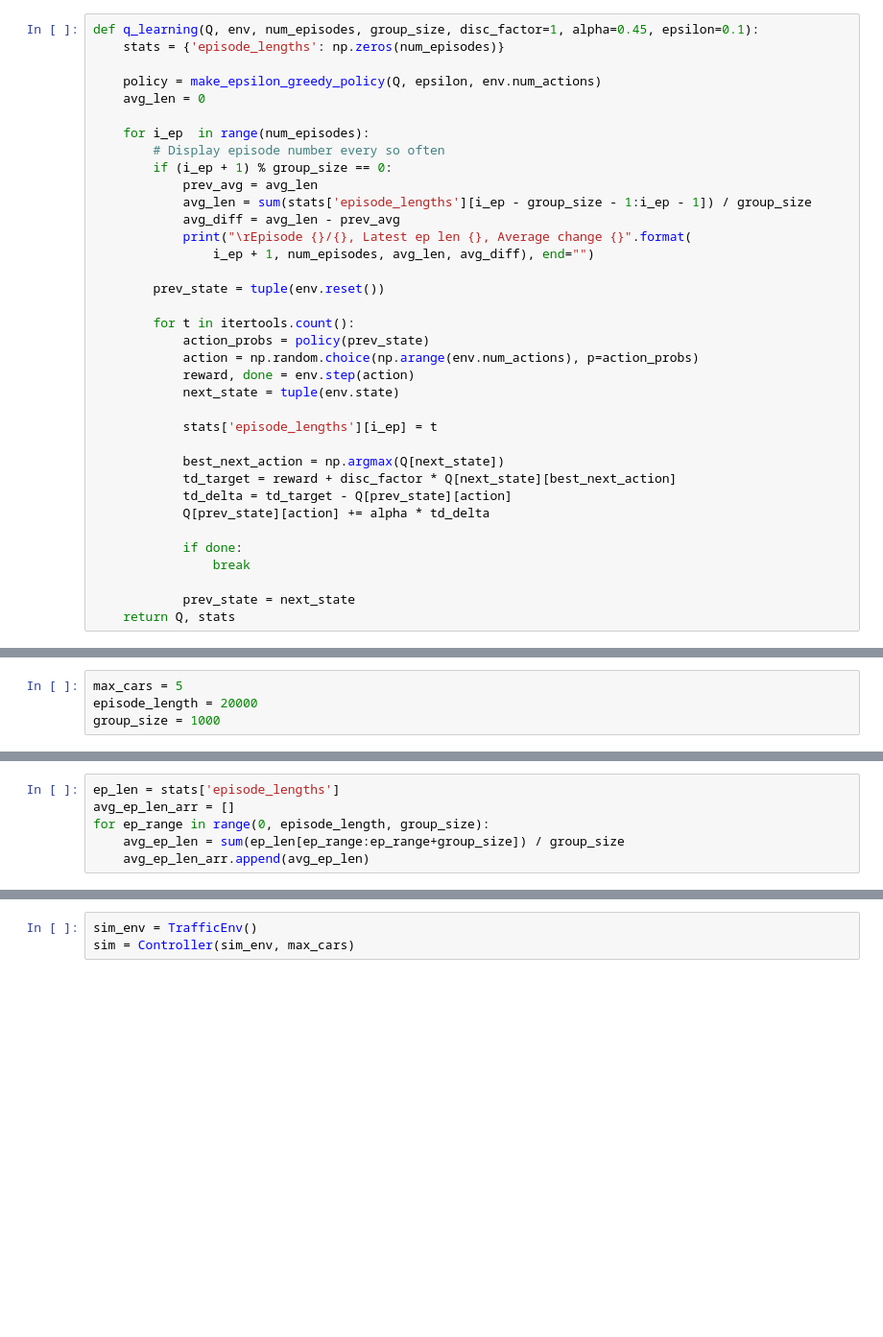
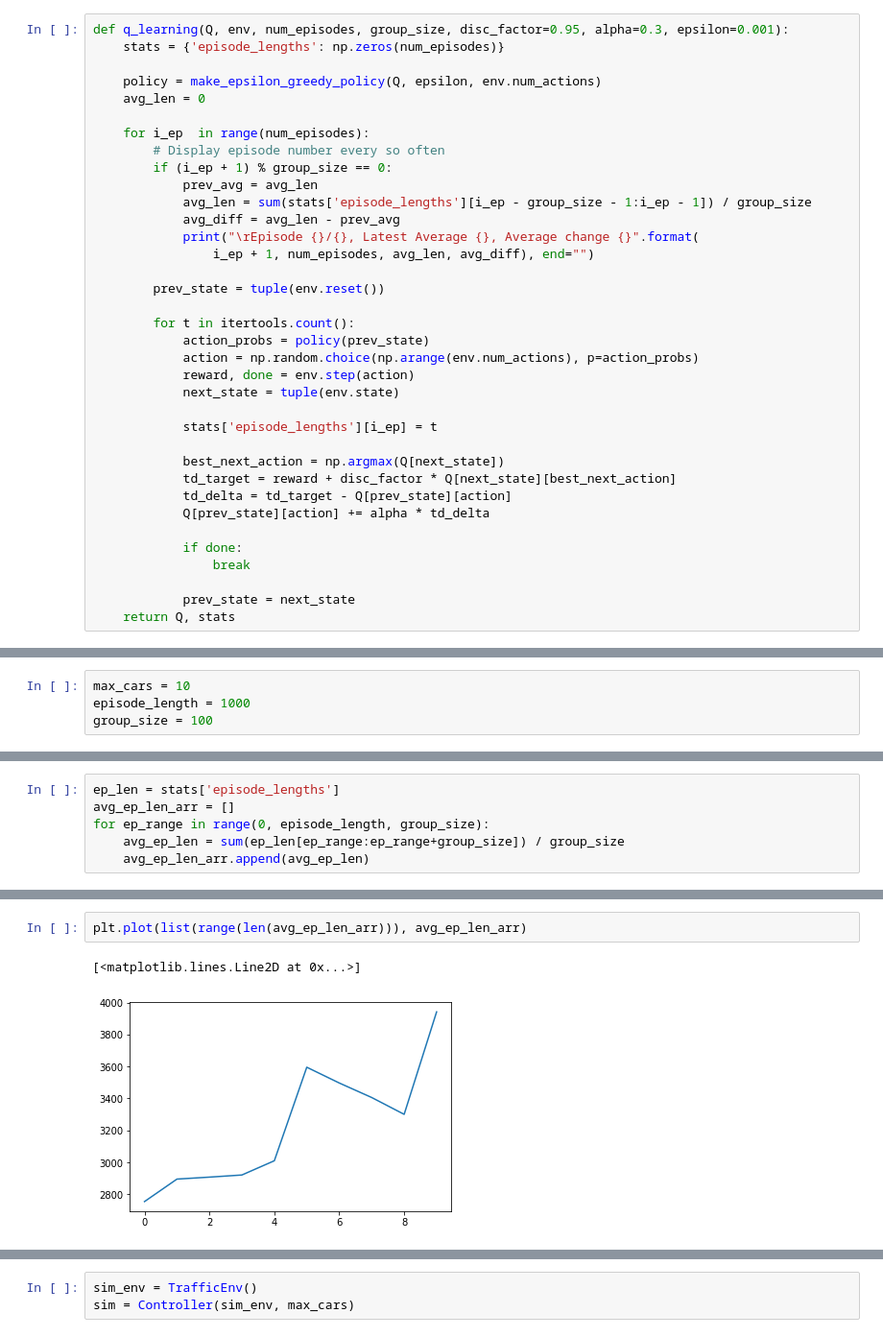
Before and after one commit to stevenhvtran/unihack2019, a Jupyter notebook: Q-Learning Model.ipynb, the cells around one changed output, grey strips where cells are left out. Shown at 96% size. Drawn from its saved outputs; the diff is of its cells as text; blank space fills up the shorter version.

Commit message:
Updated environments and machine learning model

```diff
--- a/Q-Learning Model.ipynb
+++ b/Q-Learning Model.ipynb
@@ -16,7 +16,7 @@ def make_epsilon_greedy_policy(Q, epsilon, num_actions):
         return actions
     return policy_fn
 # %%
-def q_learning(Q, env, num_episodes, group_size, disc_factor=1, alpha=0.45, epsilon=0.1):
+def q_learning(Q, env, num_episodes, group_size, disc_factor=0.95, alpha=0.3, epsilon=0.001):
     stats = {'episode_lengths': np.zeros(num_episodes)}
 
     policy = make_epsilon_greedy_policy(Q, epsilon, env.num_actions)
@@ -28,7 +28,7 @@ def q_learning(Q, env, num_episodes, group_size, disc_factor=1, alpha=0.45, epsi
             prev_avg = avg_len
             avg_len = sum(stats['episode_lengths'][i_ep - group_size - 1:i_ep - 1]) / group_size
             avg_diff = avg_len - prev_avg
-            print("\rEpisode {}/{}, Latest ep len {}, Average change {}".format(
+            print("\rEpisode {}/{}, Latest Average {}, Average change {}".format(
                 i_ep + 1, num_episodes, avg_len, avg_diff), end="")
 
         prev_state = tuple(env.reset())
@@ -55,9 +55,9 @@ def q_learning(Q, env, num_episodes, group_size, disc_factor=1, alpha=0.45, epsi
 def dd():
     return np.zeros(6)
 # %%
-max_cars = 5
-episode_length = 20000
-group_size = 1000
+max_cars = 10
+episode_length = 1000
+group_size = 100
 # %%
 env = TrafficEnv()
 controller = Controller(env, max_cars)
@@ -78,0 +82,5 @@ plt.plot(list(range(len(avg_ep_len_arr))), avg_ep_len_arr)
+# %%
+plt.plot(list(range(len(avg_ep_len_arr))), avg_ep_len_arr)
+# %% [output]
+[<matplotlib.lines.Line2D at 0x...>]
+[figure, added]
```
Also changed, not shown: parts of 8 cells of this notebook, 1 other file.
